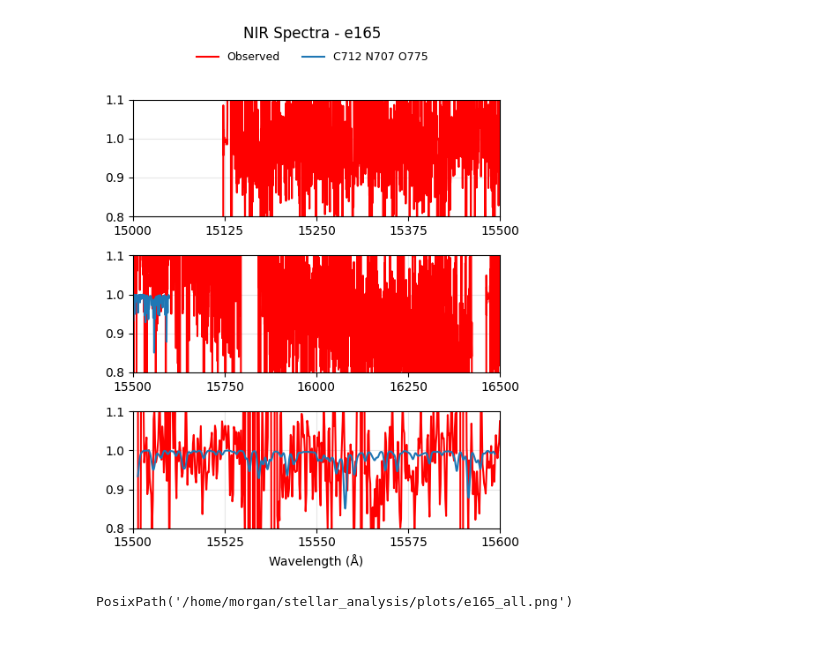
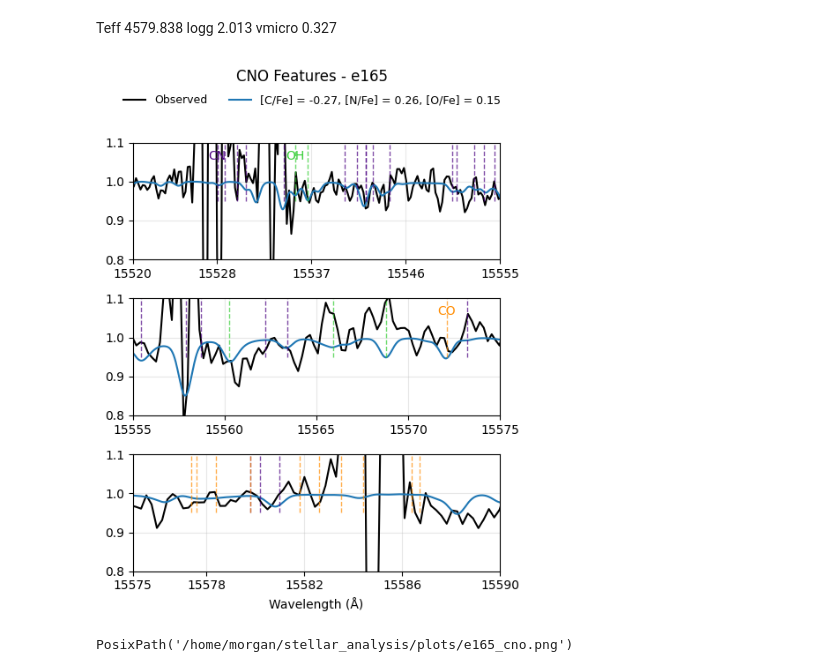
Before and after one commit to bornofthesea/synther, a Jupyter notebook: e165.ipynb, the cells around one changed output. Drawn from its saved outputs; the diff is of its cells as text; code cells hidden in the pictures; blank space fills up the shorter version.

```diff
--- a/e165.ipynb
+++ b/e165.ipynb
@@ -3,22 +5,24 @@ from stellar_analysis import plot_cno, plot_phosphorus, plot_potassium, plot_sul
+# %% [markdown]
+Teff 4579.838 logg 2.013 vmicro 0.327
 # %%
 speclist = ["e165xall.dat"]  # Your synthetic files
-label = ["C712 N707 O775"]   # Your model labels
+label = ["[C/Fe] = -0.27, [N/Fe] = 0.26, [O/Fe] = 0.15"]   # Your model labels
 
-plot_nir(
+plot_cno(
     synthetic_files=speclist,
-    observed_file="e165_1.dat",
+    observed_file="e165.dat",
     labels=label,
     starname="e165",
     figsize=(5,6),
-    xoffset1=-7.65, yoffset1=-0.005, ncorr1=1,
-    xoffset2=-7.65, yoffset2=-0.025, ncorr2=1,
-    xoffset3=-7.65, yoffset3=-0.015, ncorr3=1,
+    xoffset1=-12.5, yoffset1=0.16, ncorr1=1.2,
+    xoffset2=-12.2, yoffset2=0.16, ncorr2=1.2,
+    xoffset3=-12.5, yoffset3=0.13, ncorr3=1.2,
     ylim1=(0.8, 1.1),
     ylim2=(0.8, 1.1),
     ylim3=(0.8, 1.1)
 )
 # %% [output]
-[figure, old version]
+[figure, new version]
-PosixPath('/home/morgan/stellar_analysis/plots/e165_all.png')
+PosixPath('/home/morgan/stellar_analysis/plots/e165_cno.png')
 # %%
 speclist = ["e165xall.dat"]  # Your synthetic files
```
Also changed, not shown: parts of 4 cells of this notebook, 9 other files.
